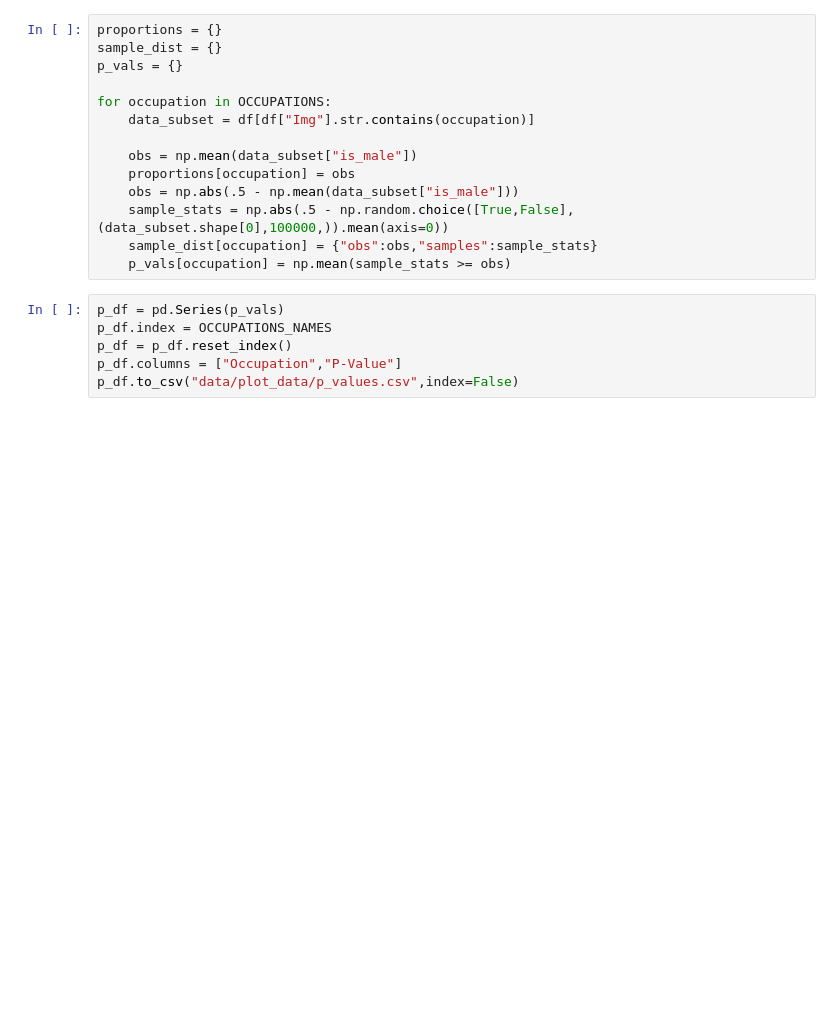
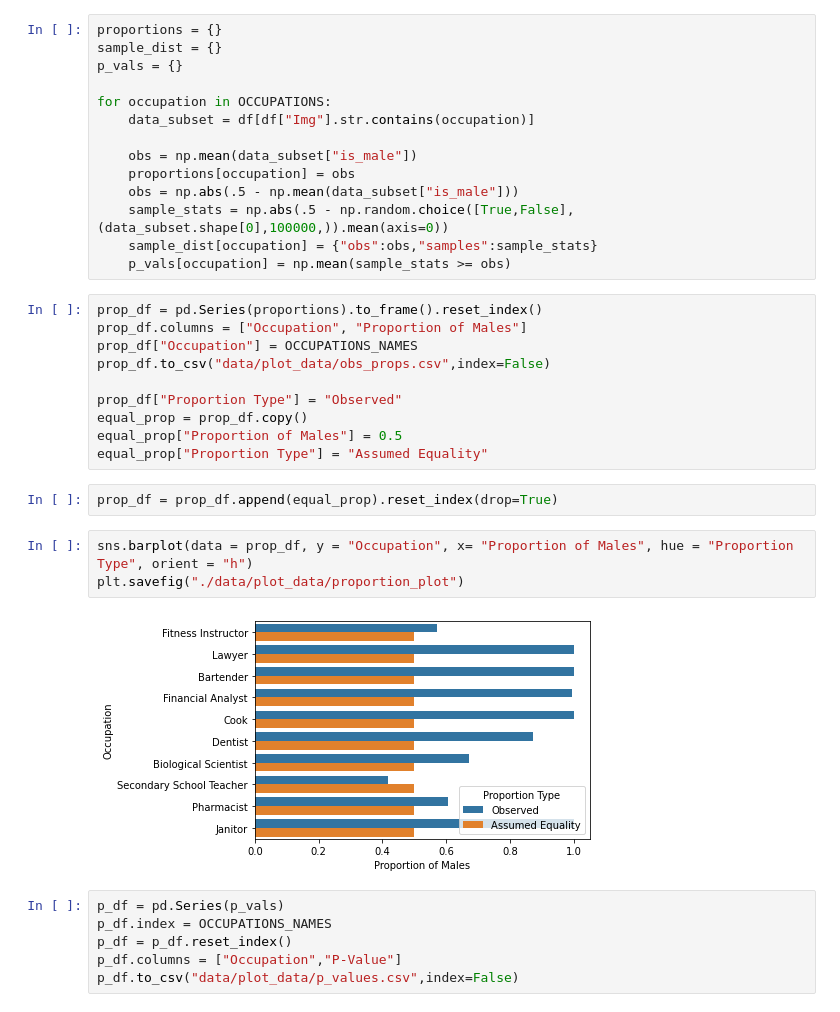
Before and after one commit to Grizlucks/DSC180B-CapstoneFinalProject, a Jupyter notebook: statistical_testing.ipynb, the cells around one changed output. Cells and saved outputs as stored; diff of their text form; blank space fills up the shorter version.

Commit message:
added proportion plots

```diff
--- a/statistical_testing.ipynb
+++ b/statistical_testing.ipynb
@@ -50,6 +50,23 @@ for occupation in OCCUPATIONS:
     sample_stats = np.abs(.5 - np.random.choice([True,False],(data_subset.shape[0],100000,)).mean(axis=0))
     sample_dist[occupation] = {"obs":obs,"samples":sample_stats}
     p_vals[occupation] = np.mean(sample_stats >= obs)
+# %%
+prop_df = pd.Series(proportions).to_frame().reset_index()
+prop_df.columns = ["Occupation", "Proportion of Males"]
+prop_df["Occupation"] = OCCUPATIONS_NAMES
+prop_df.to_csv("data/plot_data/obs_props.csv",index=False)
+
+prop_df["Proportion Type"] = "Observed"
+equal_prop = prop_df.copy()
+equal_prop["Proportion of Males"] = 0.5
+equal_prop["Proportion Type"] = "Assumed Equality"
+# %%
+prop_df = prop_df.append(equal_prop).reset_index(drop=True)
+# %%
+sns.barplot(data = prop_df, y = "Occupation", x= "Proportion of Males", hue = "Proportion Type", orient = "h")
+plt.savefig("./data/plot_data/proportion_plot")
+# %% [output]
+[figure, added]
 # %%
 p_df = pd.Series(p_vals)
 p_df.index = OCCUPATIONS_NAMES
```
Also changed, not shown: parts of 1 cell of this notebook, 13 other files.
